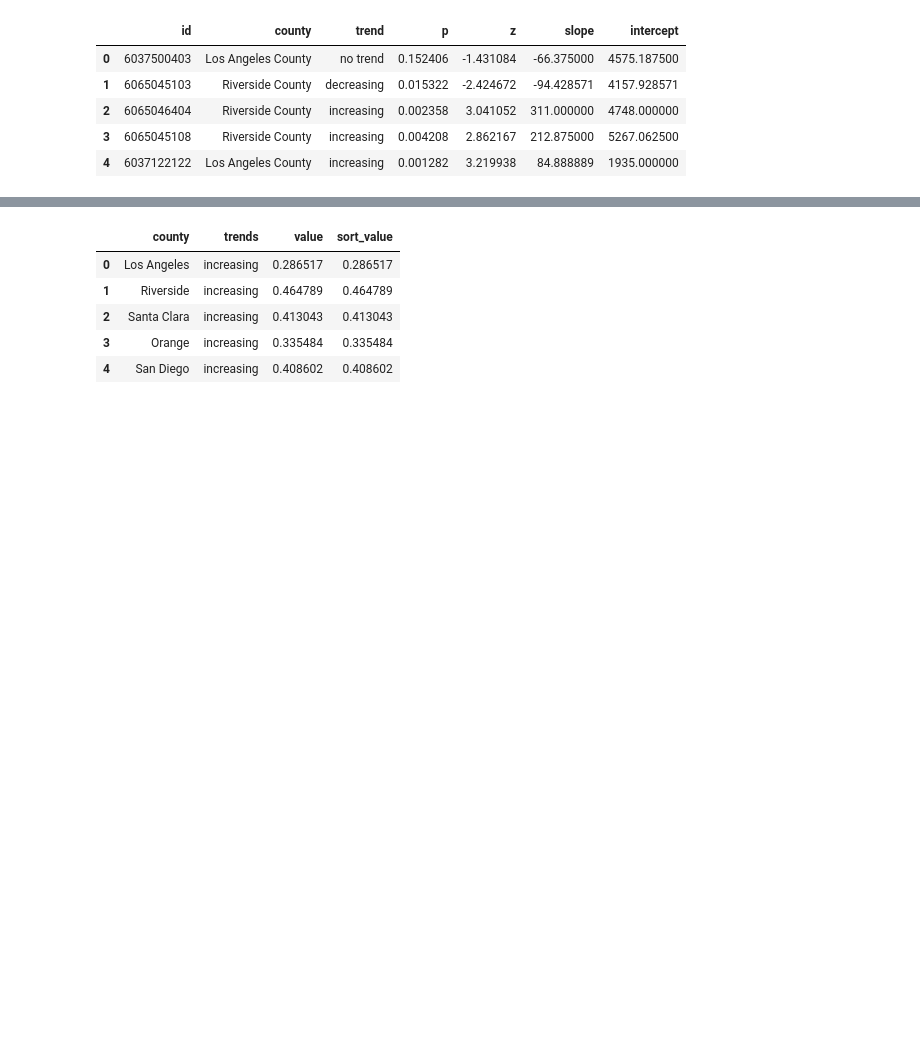
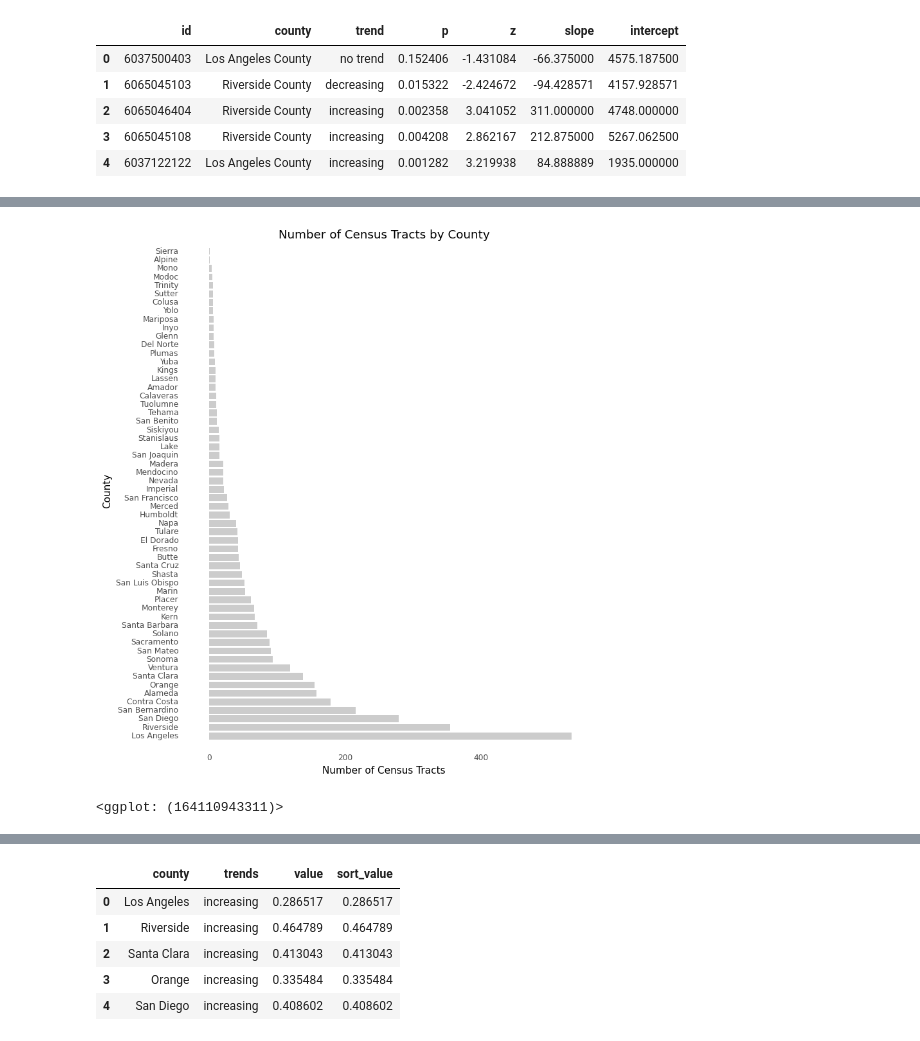
Before and after one commit to jeviner/Wildfires-GCI, a Jupyter notebook: trend_figures/trend_figures.ipynb, the cells around one changed output, grey strips where cells are left out. Saved outputs shown, nothing was run; the diff lists cells and outputs as text; code cells hidden in the pictures; blank space fills up the shorter version.

```diff
--- a/trend_figures/trend_figures.ipynb
+++ b/trend_figures/trend_figures.ipynb
@@ -65,3 +68,13 @@ ggplot(county_df, aes("reorder(county, -increasing)", "increasing")) + \
+# %%
+ggplot(county_df, aes("reorder(county, -count)", "count")) + \
+    geom_bar(stat="identity", fill="#cccccc", width = 0.8) + \
+    theme_minimal() + \
+    theme(figure_size=(8, 10), panel_grid = element_blank()) + \
+    coord_flip() + \
+    labs(x="County", y="Number of Census Tracts", title="Number of Census Tracts by County")
+# %% [output]
+[figure, added]
+<ggplot: (164110943311)>
 # %%
 ggplot(county_df, aes("reorder(county, -decreasing)", "decreasing")) + \
     geom_bar(stat="identity", fill=blue, width = 0.8) + \
```
Also changed, not shown: parts of 6 cells of this notebook, 3 other files.
